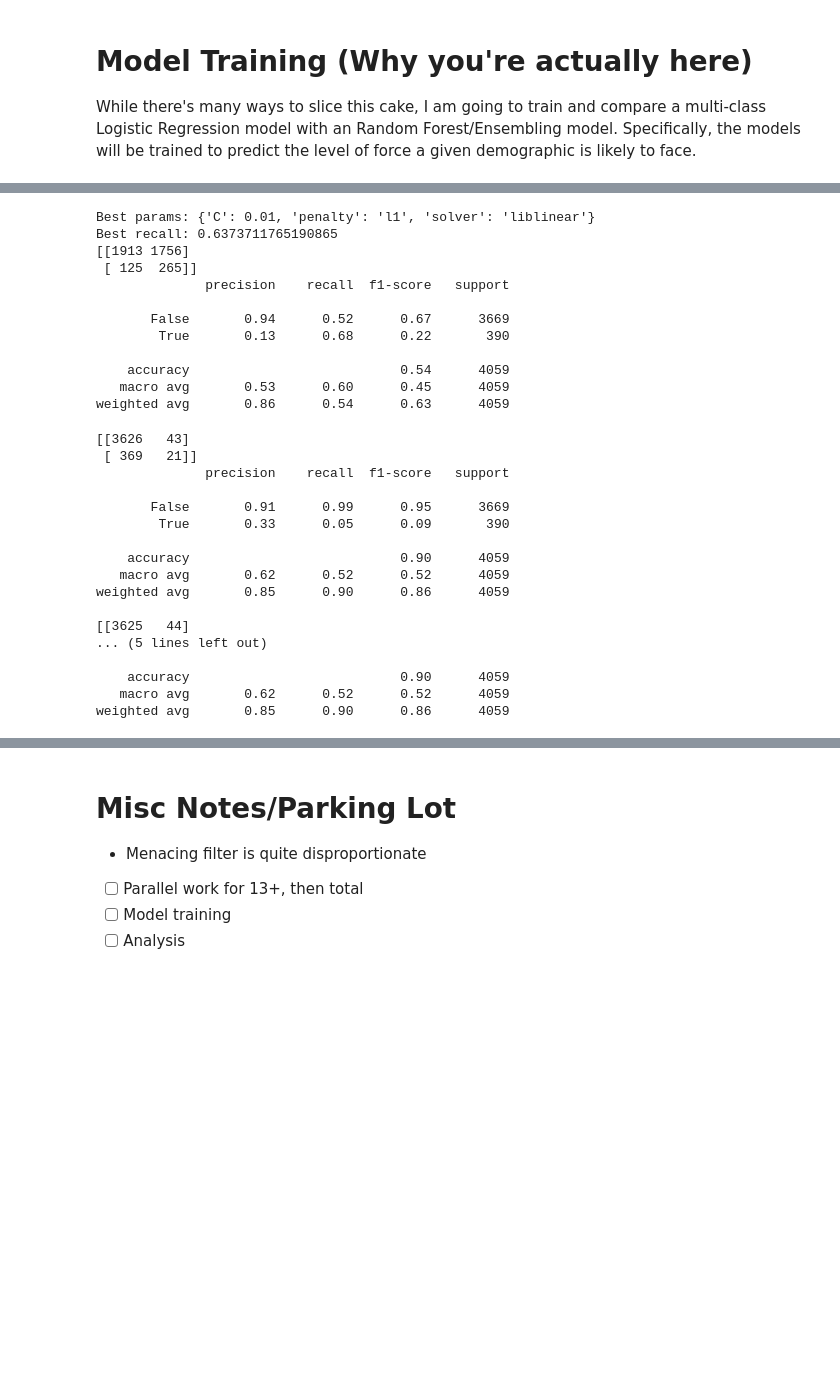
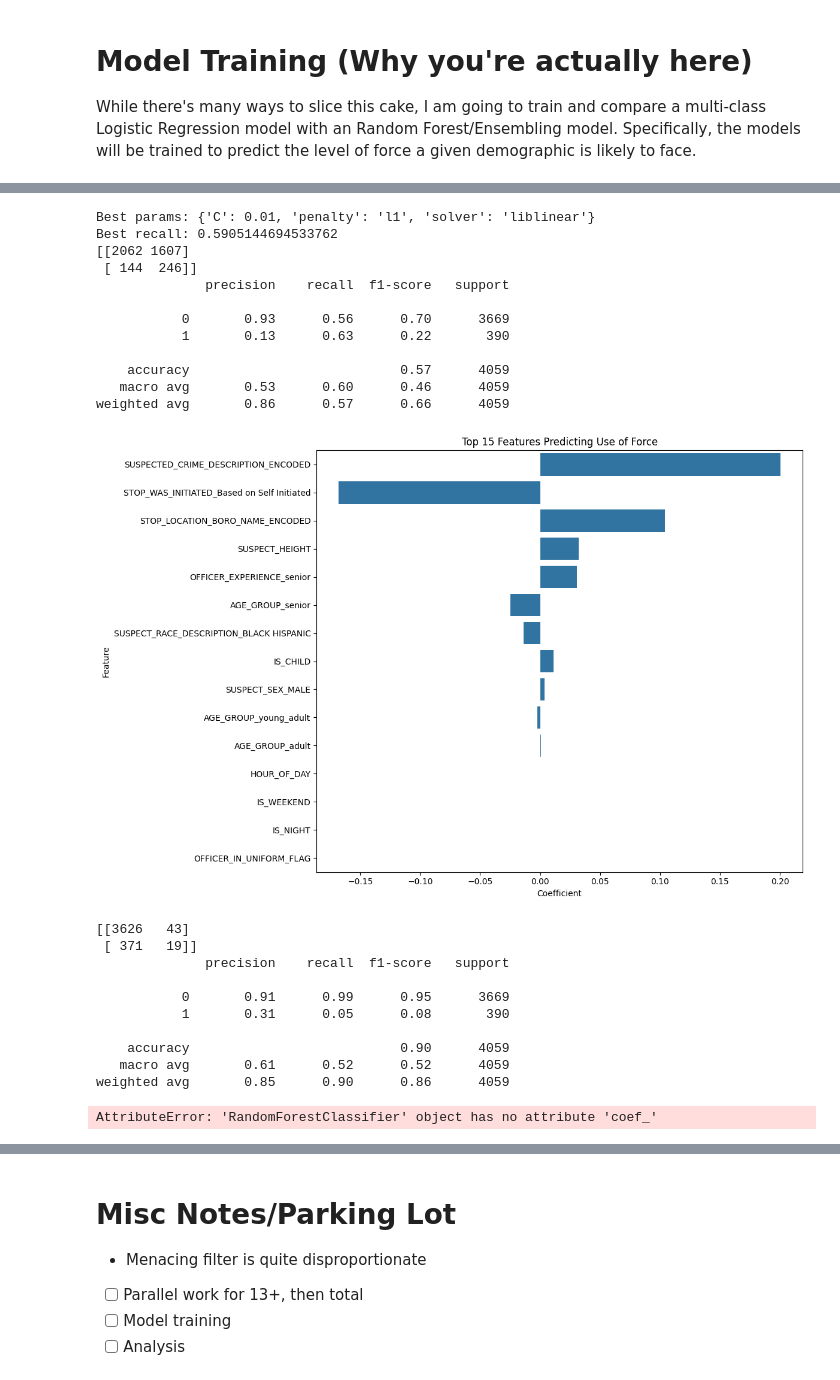
Before and after one commit to gbangban/ml-supervised-kim, a Jupyter notebook: notebook.ipynb, the cells around one changed output, grey strips where cells are left out. Drawn from its saved outputs; the diff is of its cells as text; code cells hidden in the pictures; blank space fills up the shorter version.

```diff
--- a/notebook.ipynb
+++ b/notebook.ipynb
@@ -1101,76 +1157,44 @@ from sklearn.model_selection import StratifiedKFold, cross_val_score
 from sklearn.model_selection import GridSearchCV
 
 param_grid = {
     'C': [0.001, 0.01, 0.1, 1, 10],  # Inverse regularization strength
     'penalty': ['l1', 'l2'],           # Regularization type
     'solver': ['liblinear', 'saga']     # Solvers that support L1
 }
 
 grid = GridSearchCV(
     LogisticRegression(class_weight='balanced', max_iter=1000),
     param_grid,
     cv=StratifiedKFold(n_splits=5),
     scoring='recall',  # Prioritize catching true positives
     n_jobs=-1
 )
 grid.fit(X_train_scaled, y_train)
 
 print("Best params:", grid.best_params_)
 print("Best recall:", grid.best_score_)
 
 y_pred = grid.predict(X_test_scaled)
 
 # Evaluate
 print(confusion_matrix(y_test, y_pred))
 print(classification_report(y_test, y_pred))
+visualize_features(X,grid.best_estimator_)
 # %% [output]
 Best params: {'C': 0.01, 'penalty': 'l1', 'solver': 'liblinear'}
-Best recall: 0.6373711765190865
-[[1913 1756]
- [ 125  265]]
+Best recall: 0.5905144694533762
+[[2062 1607]
+ [ 144  246]]
               precision    recall  f1-score   support
 
-       False       0.94      0.52      0.67      3669
-        True       0.13      0.68      0.22       390
+           0       0.93      0.56      0.70      3669
+           1       0.13      0.63      0.22       390
 
-    accuracy                           0.54      4059
-   macro avg       0.53      0.60      0.45      4059
-weighted avg       0.86      0.54      0.63      4059
+    accuracy                           0.57      4059
+   macro avg       0.53      0.60      0.46      4059
+weighted avg       0.86      0.57      0.66      4059
+[figure, added]
 # %%
-from sklearn.linear_model import LogisticRegression
-from sklearn.metrics import classification_report, confusion_matrix
-from sklearn.preprocessing import StandardScaler
-from sklearn.ensemble import RandomForestClassifier
-
-# Adjust class weights in Random Forest
-from sklearn.ensemble import RandomForestClassifier
-
-lr_model = RandomForestClassifier(
-    class_weight={0: 1, 1: 9},  # 10x penalty for missing class 1
-    # class_weight="balanced",
-    random_state=42
-)
-
-lr_model.fit(X_train_scaled, y_train)
-
-# Make predictions
-y_pred = lr_model.predict(X_test_scaled)
-
-# Evaluate
-print(confusion_matrix(y_test, y_pred))
-print(classification_report(y_test, y_pred))
-
-# Extract and visualize feature importances
-# feature_names = X.columns
-# coefficients = lr_model.coef_[0]
-# importance = pd.DataFrame({'Feature': feature_names, 'Coefficient': coefficients})
-# importance = importance.sort_values('Coefficient', key=abs, ascending=False)
-
-# plt.figure(figsize=(12, 8))
-# sns.barplot(x='Coefficient', y='Feature', data=importance.head(15))
-# plt.title('Top 15 Features Predicting Use of Force')
-# plt.tight_layout()
-# plt.show()
 from sklearn.linear_model import LogisticRegression
 from sklearn.metrics import classification_report, confusion_matrix
 from sklearn.preprocessing import StandardScaler
@@ -1217,22 +1241,16 @@ print(classification_report(y_test, y_pred))
 # weighted avg       0.85      0.90      0.86      4059
 # %% [output]
 [[3626   43]
- [ 369   21]]
+ [ 371   19]]
               precision    recall  f1-score   support
 
-       False       0.91      0.99      0.95      3669
-        True       0.33      0.05      0.09       390
+           0       0.91      0.99      0.95      3669
+           1       0.31      0.05      0.08       390
 
     accuracy                           0.90      4059
-   macro avg       0.62      0.52      0.52      4059
+   macro avg       0.61      0.52      0.52      4059
 weighted avg       0.85      0.90      0.86      4059
-
-[[3625   44]
-... (5 lines left out)
-
-    accuracy                           0.90      4059
-   macro avg       0.62      0.52      0.52      4059
-weighted avg       0.85      0.90      0.86      4059
+AttributeError: 'RandomForestClassifier' object has no attribute 'coef_'
 # %%
 from sklearn.linear_model import LogisticRegression
 from sklearn.metrics import classification_report, confusion_matrix
```
Also changed, not shown: parts of 13 cells of this notebook.
